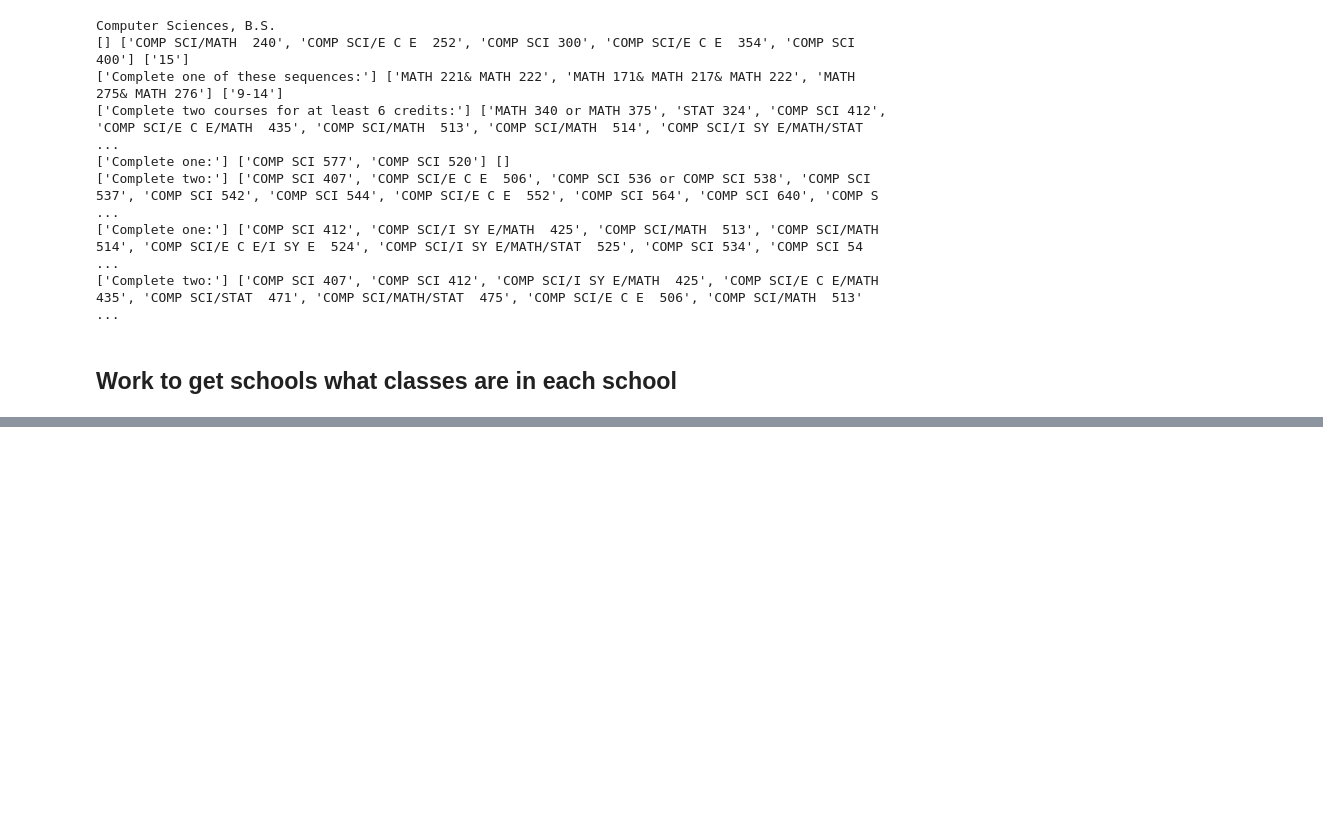
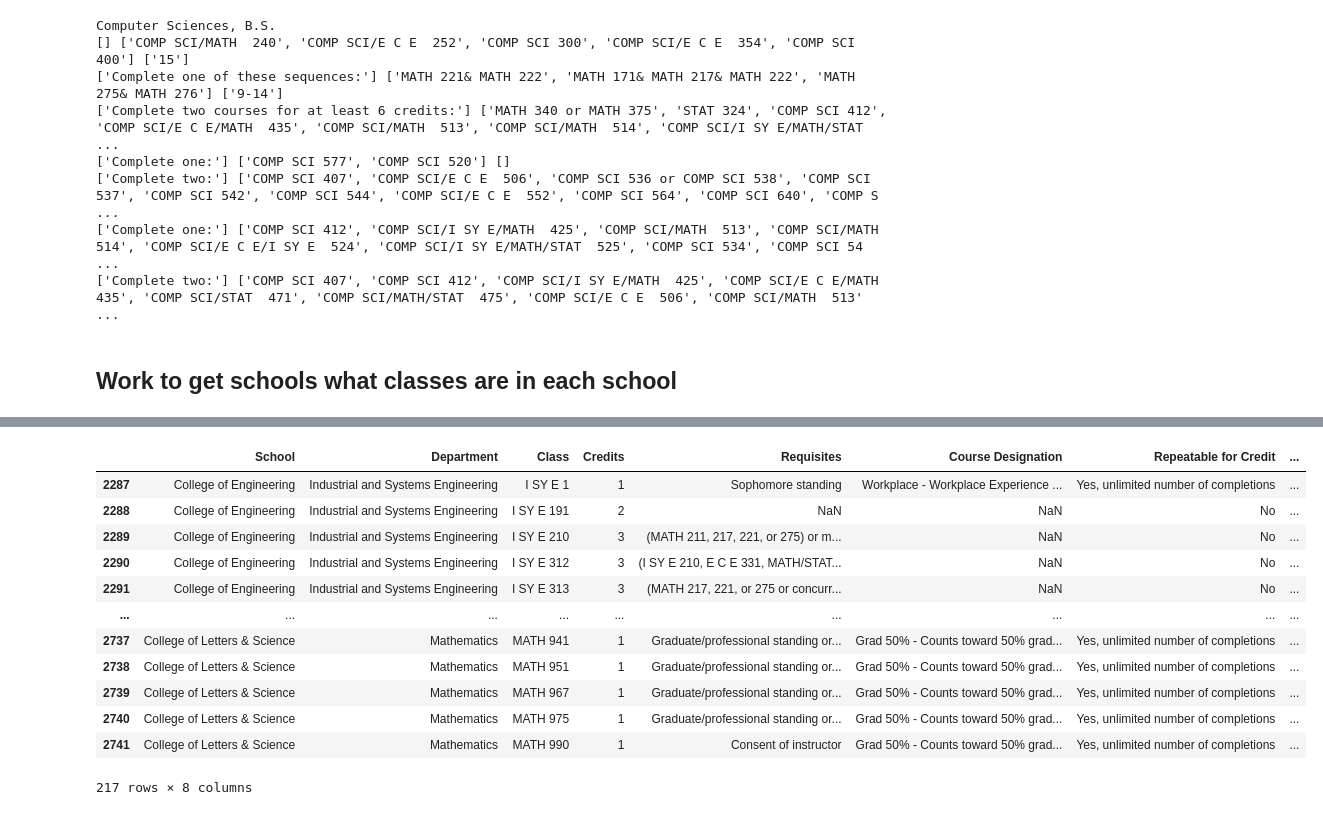
Before and after one commit to tynernies1/isye524, a Jupyter notebook: project/get_data.ipynb, the cells around one changed output, grey strips where cells are left out. Cells and saved outputs as stored; diff of their text form; code cells hidden in the pictures; blank space fills up the shorter version.

Commit message:
finished formatting class credits and started with prereqs

```diff
--- a/project/get_data.ipynb
+++ b/project/get_data.ipynb
@@ -338,3 +311,35 @@ from graphviz import Graph
 # Introduction to Programming Languages and Compilers
 # or COMP SCI 538
 # Introduction to the Theory and Design of Programming Languages
+# %%
+df2 = pd.DataFrame(list(schools_dict.items()), columns=['School', 'Department'])
+df2 = df2.explode('Department', ignore_index=True)
+df2.loc[34, 'Department'] = 'Industrial and Systems Engineering'
+df2.loc[29, 'Department'] = 'Electrical and Computer Engineering'
+df2.loc[28, 'Department'] = 'Electrical and Computer Engineering'
+df2.loc[26, 'Department'] = 'Chemical and Biological Engineering'
+df2.loc[30, 'Department'] = 'Engineering Mechanics and Aerospace Engineering'
+df2.loc[27, 'Department'] = 'Civil and Environmental Engineering'
+# df2[df2['Department'] == 'Civil Engineering']
+df3 = pd.merge(df, df2, on='Department', how='left')
+df3 = df3[['School', 'Department', 'Class', 'Credits', 'Requisites', 'Course Designation', 'Repeatable for Credit', 'Last Taught']]
+df3.drop_duplicates()
+# df3.to_csv('testallcourses.csv')
+df4 = df3[(df3['School'] == 'College of Engineering') | (df3['School'] =='College of Letters & Science')].reset_index(drop=True)
+df4.to_csv('test')
+# %%
+df4[(df4['Department'] == 'Industrial and Systems Engineering') | (df4['Department'] =='Mathematics') ]
+# %% [output]
+|  | School | Department | Class | Credits | Requisites | Course Designation | Repeatable for Credit | ... |
+| 2287 | College of Engineering | Industrial and Systems Engineering | I SY E 1 | 1 | Sophomore standing | Workplace - Workplace Experience ... | Yes, unlimited number of completions | ... |
+| 2288 | College of Engineering | Industrial and Systems Engineering | I SY E 191 | 2 | NaN | NaN | No | ... |
+| 2289 | College of Engineering | Industrial and Systems Engineering | I SY E 210 | 3 | (MATH 211, 217, 221, or 275) or m... | NaN | No | ... |
+| 2290 | College of Engineering | Industrial and Systems Engineering | I SY E 312 | 3 | (I SY E 210, E C E 331, MATH/STAT... | NaN | No | ... |
+| 2291 | College of Engineering | Industrial and Systems Engineering | I SY E 313 | 3 | (MATH 217, 221, or 275 or concurr... | NaN | No | ... |
+| ... | ... | ... | ... | ... | ... | ... | ... | ... |
+| 2737 | College of Letters & Science | Mathematics | MATH 941 | 1 | Graduate/professional standing or... | Grad 50% - Counts toward 50% grad... | Yes, unlimited number of completions | ... |
+| 2738 | College of Letters & Science | Mathematics | MATH 951 | 1 | Graduate/professional standing or... | Grad 50% - Counts toward 50% grad... | Yes, unlimited number of completions | ... |
+| 2739 | College of Letters & Science | Mathematics | MATH 967 | 1 | Graduate/professional standing or... | Grad 50% - Counts toward 50% grad... | Yes, unlimited number of completions | ... |
+| 2740 | College of Letters & Science | Mathematics | MATH 975 | 1 | Graduate/professional standing or... | Grad 50% - Counts toward 50% grad... | Yes, unlimited number of completions | ... |
+| 2741 | College of Letters & Science | Mathematics | MATH 990 | 1 | Consent of instructor | Grad 50% - Counts toward 50% grad... | Yes, unlimited number of completions | ... |
+217 rows × 8 columns
```
Also changed, not shown: parts of 3 cells of this notebook, 10 other files.
